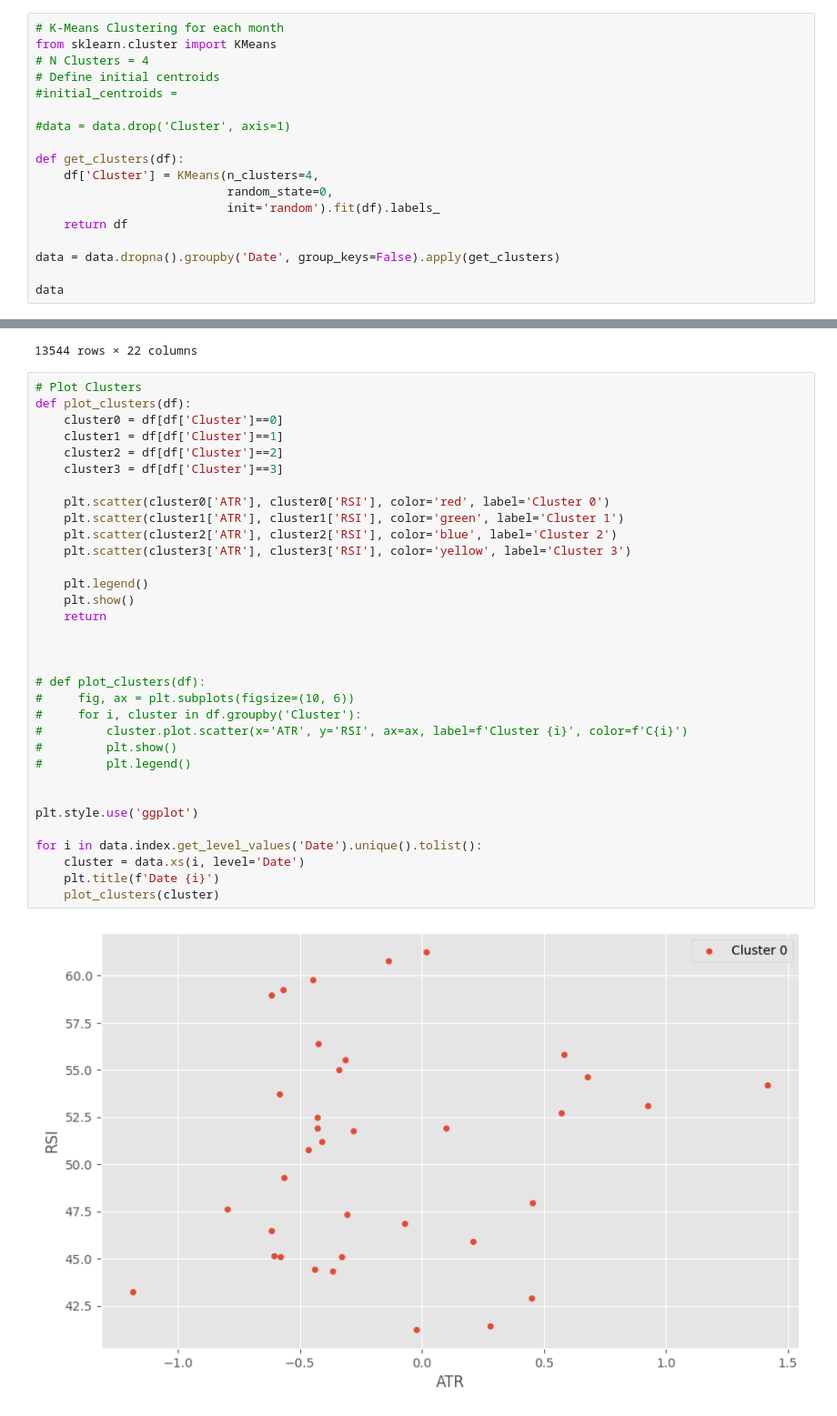
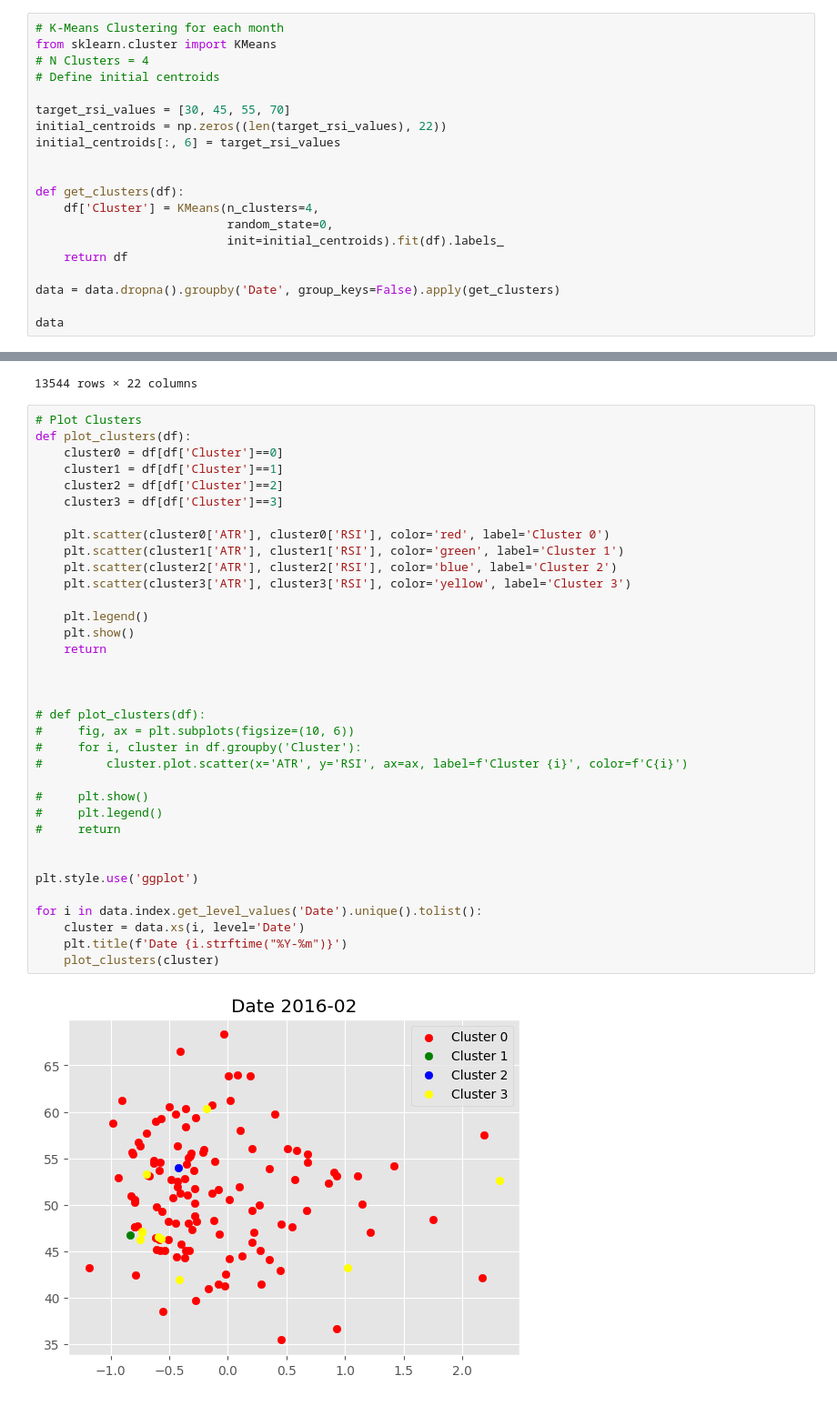
Before and after one commit to wtcrowe4/ml-algo-trading, a Jupyter notebook: quant_strats.ipynb, the cells around one changed output, grey strips where cells are left out. Shown at 91% size. Cells and saved outputs as stored; diff of their text form.

Commit message:
defined initial centroids, clusters still off

```diff
--- a/quant_strats.ipynb
+++ b/quant_strats.ipynb
@@ -236,14 +236,16 @@ memory usage: 2.2+ MB
 from sklearn.cluster import KMeans
 # N Clusters = 4
 # Define initial centroids
-#initial_centroids =
 
-#data = data.drop('Cluster', axis=1)
+target_rsi_values = [30, 45, 55, 70]
+initial_centroids = np.zeros((len(target_rsi_values), 22))
+initial_centroids[:, 6] = target_rsi_values
+
 
 def get_clusters(df):
     df['Cluster'] = KMeans(n_clusters=4,
                            random_state=0,
-                           init='random').fit(df).labels_
+                           init=initial_centroids).fit(df).labels_
     return df
 
 data = data.dropna().groupby('Date', group_keys=False).apply(get_clusters)
@@ -268,34 +270,36 @@ data
 # Plot Clusters
 def plot_clusters(df):
     cluster0 = df[df['Cluster']==0]
     cluster1 = df[df['Cluster']==1]
     cluster2 = df[df['Cluster']==2]
     cluster3 = df[df['Cluster']==3]
 
     plt.scatter(cluster0['ATR'], cluster0['RSI'], color='red', label='Cluster 0')
     plt.scatter(cluster1['ATR'], cluster1['RSI'], color='green', label='Cluster 1')
     plt.scatter(cluster2['ATR'], cluster2['RSI'], color='blue', label='Cluster 2')
     plt.scatter(cluster3['ATR'], cluster3['RSI'], color='yellow', label='Cluster 3')
 
     plt.legend()
     plt.show()
     return
 
 
 
 # def plot_clusters(df):
 #     fig, ax = plt.subplots(figsize=(10, 6))
 #     for i, cluster in df.groupby('Cluster'):
 #         cluster.plot.scatter(x='ATR', y='RSI', ax=ax, label=f'Cluster {i}', color=f'C{i}')
-#         plt.show()
-#         plt.legend()
+
+#     plt.show()
+#     plt.legend()
+#     return
 
 
 plt.style.use('ggplot')
 
 for i in data.index.get_level_values('Date').unique().tolist():
     cluster = data.xs(i, level='Date')
-    plt.title(f'Date {i}')
+    plt.title(f'Date {i.strftime("%Y-%m")}')
     plot_clusters(cluster)
 # %% [output]
-[figure, old version]
+[figure, new version]
```
Also changed, not shown: parts of 1 cell of this notebook.
